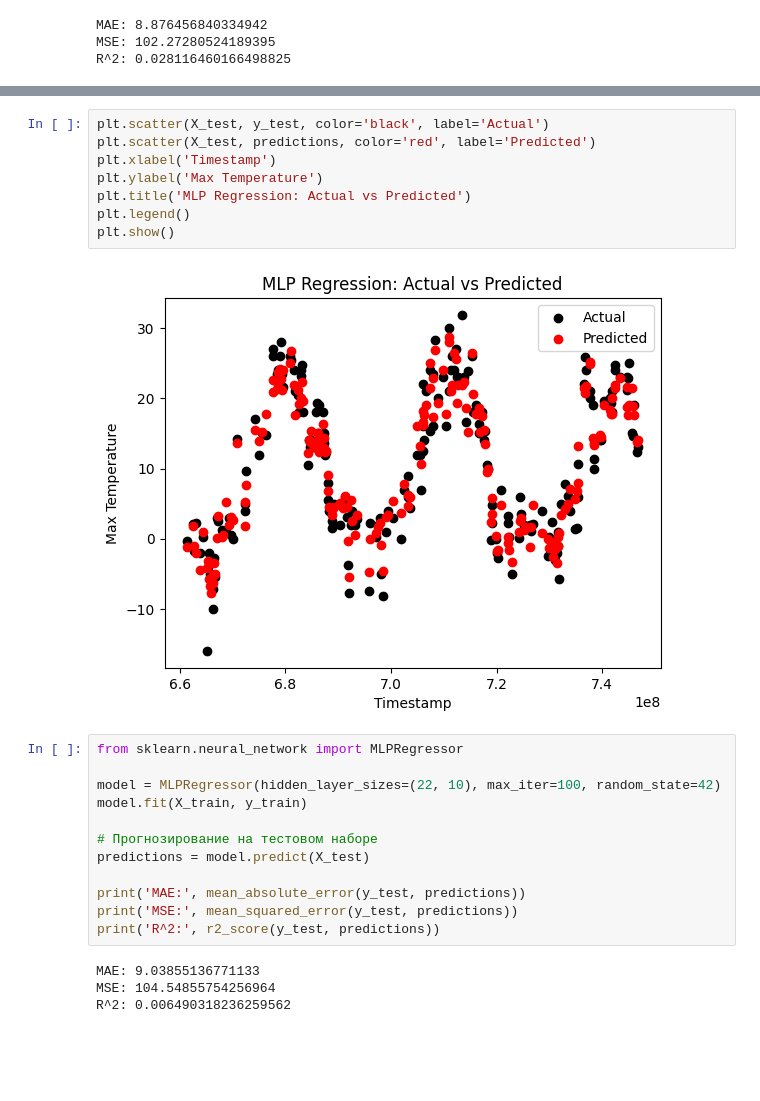
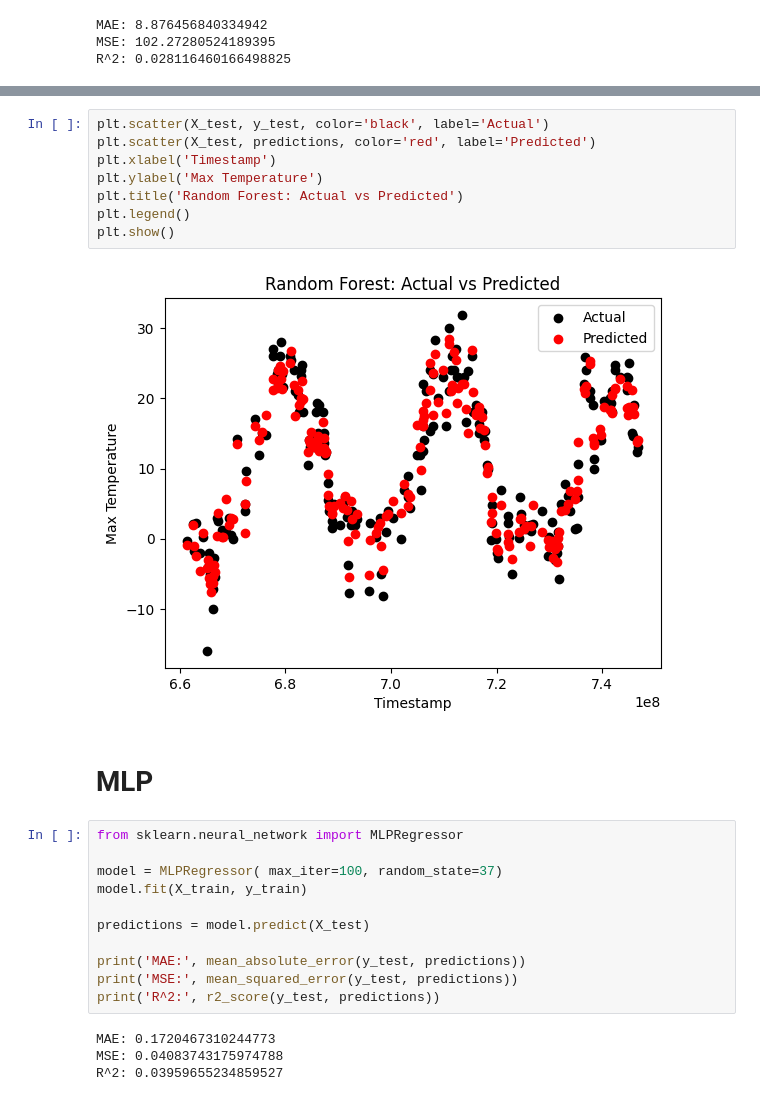
Before and after one commit to Andy-rew/Data-mining, a Jupyter notebook: lab6/lab6.ipynb, the cells around one changed output, grey strips where cells are left out. Cells and saved outputs as stored; diff of their text form; blank space fills up the shorter version.

```diff
--- a/lab6/lab6.ipynb
+++ b/lab6/lab6.ipynb
@@ -73,29 +112,30 @@ R^2: 0.9217400514947782
 # %%
 plt.scatter(X_test, y_test, color='black', label='Actual')
 plt.scatter(X_test, predictions, color='red', label='Predicted')
 plt.xlabel('Timestamp')
 plt.ylabel('Max Temperature')
-plt.title('MLP Regression: Actual vs Predicted')
+plt.title('Random Forest: Actual vs Predicted')
 plt.legend()
 plt.show()
 # %% [output]
-[figure, old version]
+[figure, new version]
+# %% [markdown]
+# MLP
 # %%
 from sklearn.neural_network import MLPRegressor
 
-model = MLPRegressor(hidden_layer_sizes=(22, 10), max_iter=100, random_state=42)
+model = MLPRegressor( max_iter=100, random_state=37)
 model.fit(X_train, y_train)
 
-# Прогнозирование на тестовом наборе
 predictions = model.predict(X_test)
 
 print('MAE:', mean_absolute_error(y_test, predictions))
 print('MSE:', mean_squared_error(y_test, predictions))
 print('R^2:', r2_score(y_test, predictions))
 # %% [output]
-MAE: 9.03855136771133
-MSE: 104.54855754256964
-R^2: 0.006490318236259562
+MAE: 0.1720467310244773
+MSE: 0.04083743175974788
+R^2: 0.03959655234859527
 # %%
 plt.scatter(X_test, y_test, color='black', label='Actual')
 plt.scatter(X_test, predictions, color='red', label='Predicted')
```
Also changed, not shown: parts of 15 cells of this notebook.
